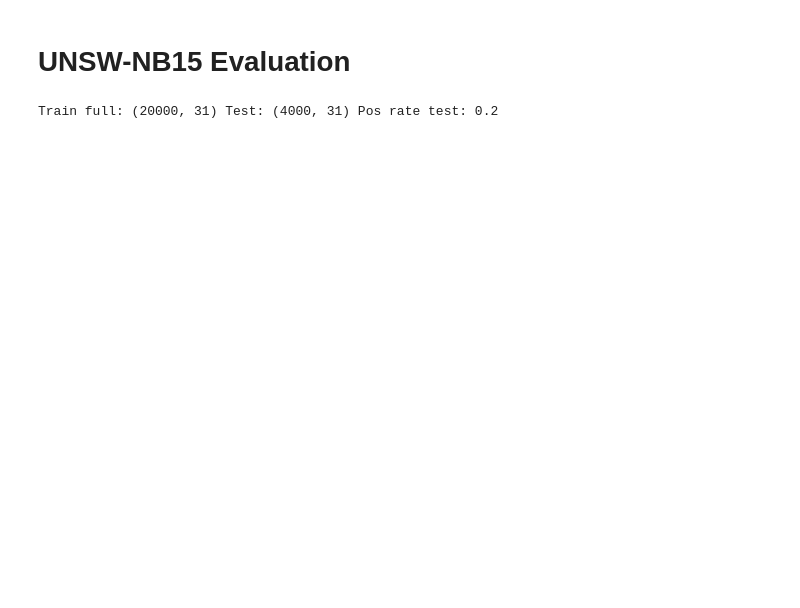
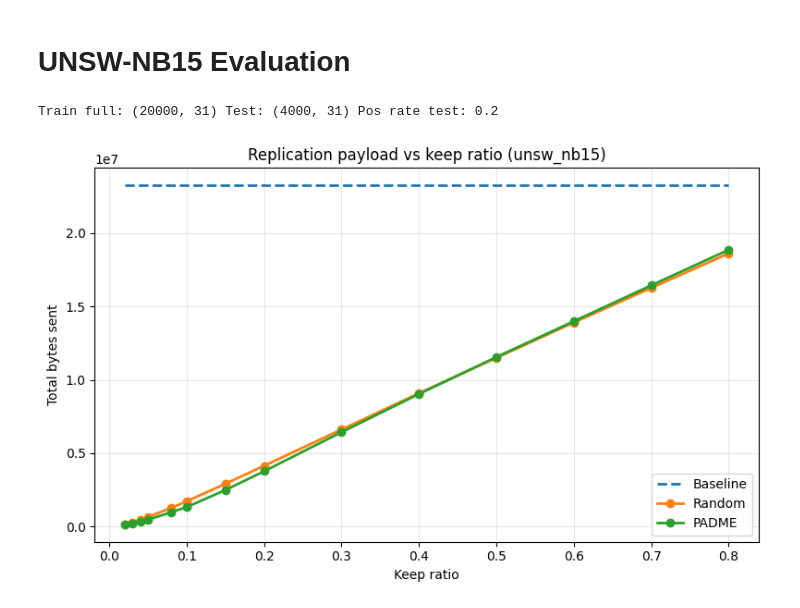
Before and after one commit to diogofpsantos23/padme, a Jupyter notebook: analysis/unsw_nb15_evaluation.ipynb, the cells around one changed output. Cells and saved outputs as stored; diff of their text form; code cells hidden in the pictures; blank space fills up the shorter version.

Commit message:
replaced epidemic flooding with partial replication, added totalBytesSent analysis

```diff
--- a/analysis/unsw_nb15_evaluation.ipynb
+++ b/analysis/unsw_nb15_evaluation.ipynb
@@ -67,6 +68,94 @@ feature_cols = list(X_train_full.columns)
 print("Train full:", X_train_full.shape, "Test:", X_test.shape, "Pos rate test:", float(np.mean(y_test)))
 # %% [output]
 Train full: (20000, 31) Test: (4000, 31) Pos rate test: 0.2
+# %%
+def load_metrics_json(path):
+    p = Path(path)
+    if not p.exists():
+        return None
+    with open(p, "r", encoding="utf-8") as f:
+        return json.load(f)
+
+
+def load_network_bytes_series(output_root: Path):
+    output_root = Path(output_root)
+
+    baseline_metrics = load_metrics_json(output_root / "baseline" / "metrics.json")
+    baseline_bytes = None if baseline_metrics is None else baseline_metrics["totalBytesSent"]
+
+    def load_mode_series(mode: str):
+        mode_dir = output_root / mode
+        if not mode_dir.exists():
+            return [], []
+
+        pairs = []
+        for child in mode_dir.iterdir():
+            if not child.is_dir():
+                continue
+            metrics = load_metrics_json(child / "metrics.json")
+            if metrics is None:
+                continue
+            pairs.append((float(metrics["keepRatio"]), int(metrics["totalBytesSent"])))
+
+        pairs.sort(key=lambda x: x[0])
+        ratios = [x[0] for x in pairs]
+        bytes_sent = [x[1] for x in pairs]
+        return ratios, bytes_sent
+
+    random_ratios, random_bytes = load_mode_series("random")
+    padme_ratios, padme_bytes = load_mode_series("padme")
+
+    return baseline_bytes, random_ratios, random_bytes, padme_ratios, padme_bytes
+
+
+def plot_network_bytes_vs_keep_ratio(output_root, title=None):
+    output_root = Path(output_root)
+
+    baseline_bytes, random_ratios, random_bytes, padme_ratios, padme_bytes = load_network_bytes_series(output_root)
+
+    plt.figure(figsize=(8, 5))
+
+    if baseline_bytes is not None:
+        x_for_line = sorted(set(random_ratios + padme_ratios))
+        if not x_for_line:
+            x_for_line = [0.0, 1.0]
+        plt.plot(
+            x_for_line,
+            [baseline_bytes] * len(x_for_line),
+            linestyle="--",
+            linewidth=2,
+            label="Baseline"
+        )
+
+    if random_ratios:
+        plt.plot(
+            random_ratios,
+            random_bytes,
+            marker="o",
+            linewidth=2,
+            label="Random"
+        )
+
+    if padme_ratios:
+        plt.plot(
+            padme_ratios,
+            padme_bytes,
+            marker="o",
+            linewidth=2,
+            label="PADME"
+        )
+
+    plt.xlabel("Keep ratio")
+    plt.ylabel("Total bytes sent")
+    plt.title(title or f"Replication payload vs keep ratio ({output_root.name})")
+    plt.grid(True, alpha=0.3)
+    plt.legend()
+    plt.tight_layout()
+    plt.show()
+
+plot_network_bytes_vs_keep_ratio(OUT_DIR)
+# %% [output]
+[figure, added]
 # %%
 def node_file(mode: str, ratio_int: int | None, node_idx: int) -> Path:
     if mode == "baseline":
```
Also changed, not shown: parts of 6 cells of this notebook, 40 other files.
